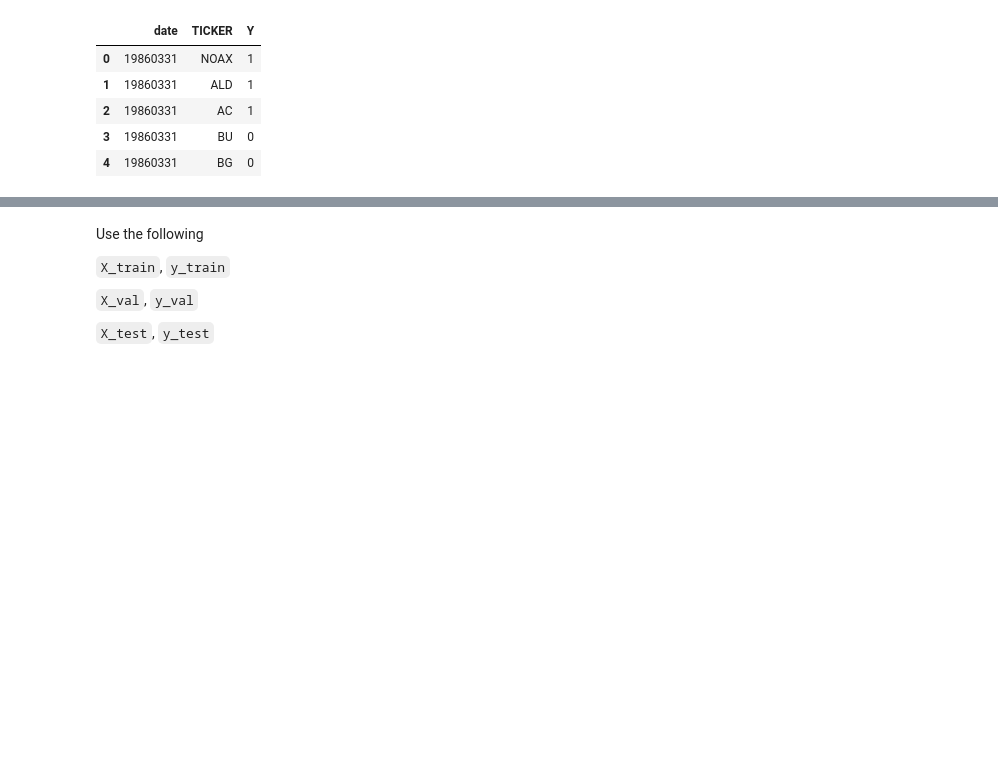
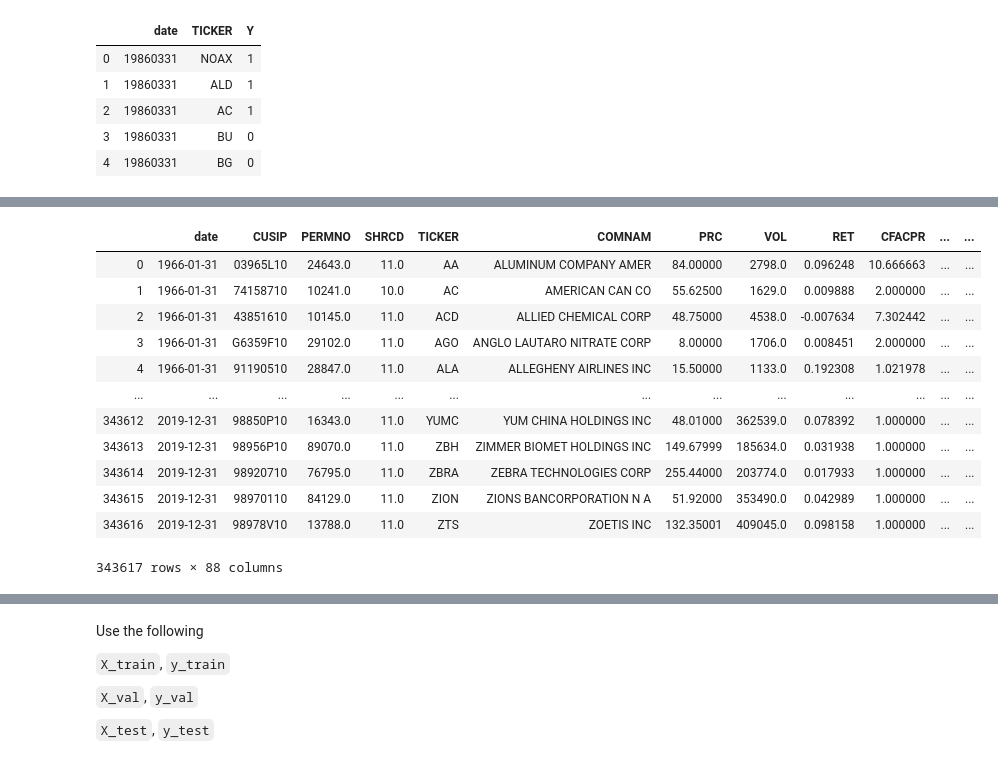
Before and after one commit to danielzzhou/mlteamproject, a Jupyter notebook: Models.ipynb, the cells around one changed output, grey strips where cells are left out. Saved outputs shown, nothing was run; the diff lists cells and outputs as text; code cells hidden in the pictures; blank space fills up the shorter version.

```diff
--- a/Models.ipynb
+++ b/Models.ipynb
@@ -41,0 +49,7 @@ data_raw.shape
+# %%
+# drop na
+data_raw = data_raw.dropna()
+data_raw = data_raw.drop_duplicates(['date', 'TICKER'])
+y_raw = y_raw.dropna()
+y_raw = y_raw.drop_duplicates(['date', 'TICKER'])
+data_raw_ = pd.merge(data_raw, y_raw, on=['date', 'TICKER'], how='left')
@@ -46,13 +75,9 @@ y_raw = y_raw.loc[data_raw.index]
 data_raw.index = range(data_raw.shape[0])
 y_raw.index = range(data_raw.shape[0])
 # %%
-if not isinstance(data_raw['date'][0], str):
-    data_raw["date"] = data_raw["date"].apply(lambda x: str(x)[:4]+'-'+str(x)[4:6]+'-'+str(x)[6:])
-data_raw["dateDT"] = pd.to_datetime(data_raw["date"])
-
-if not isinstance(y_raw['date'][0], str):
-    y_raw["date"] = y_raw["date"].apply(lambda x: str(x)[:4]+'-'+str(x)[4:6]+'-'+str(x)[6:])
-y_raw["dateDT"] = pd.to_datetime(y_raw["date"])
+if not isinstance(data_raw_['date'][0], str):
+    data_raw_["date"] = data_raw_["date"].apply(lambda x: str(x)[:4]+'-'+str(x)[4:6]+'-'+str(x)[6:])
+data_raw_["dateDT"] = pd.to_datetime(data_raw_["date"])
 # %%
-data_raw = data_raw.sort_values(by=["dateDT", "TICKER"])
-data_raw.index = range(data_raw.shape[0])
+data_raw_ = data_raw_.sort_values(by=["dateDT", "TICKER"])
+data_raw_.index = range(data_raw.shape[0])
@@ -63,0 +84,16 @@ data_raw["id"] = data_raw.index
+# %%
+data_raw_
+# %% [output]
+|  | date | CUSIP | PERMNO | SHRCD | TICKER | COMNAM | PRC | VOL | RET | CFACPR | ... | ... |
+| 0 | 1966-01-31 | 03965L10 | 24643.0 | 11.0 | AA | ALUMINUM COMPANY AMER | 84.00000 | 2798.0 | 0.096248 | 10.666663 | ... | ... |
+| 1 | 1966-01-31 | 74158710 | 10241.0 | 10.0 | AC | AMERICAN CAN CO | 55.62500 | 1629.0 | 0.009888 | 2.000000 | ... | ... |
+| 2 | 1966-01-31 | 43851610 | 10145.0 | 11.0 | ACD | ALLIED CHEMICAL CORP | 48.75000 | 4538.0 | -0.007634 | 7.302442 | ... | ... |
+| 3 | 1966-01-31 | G6359F10 | 29102.0 | 11.0 | AGO | ANGLO LAUTARO NITRATE CORP | 8.00000 | 1706.0 | 0.008451 | 2.000000 | ... | ... |
+| 4 | 1966-01-31 | 91190510 | 28847.0 | 11.0 | ALA | ALLEGHENY AIRLINES INC | 15.50000 | 1133.0 | 0.192308 | 1.021978 | ... | ... |
+| ... | ... | ... | ... | ... | ... | ... | ... | ... | ... | ... | ... | ... |
+| 343612 | 2019-12-31 | 98850P10 | 16343.0 | 11.0 | YUMC | YUM CHINA HOLDINGS INC | 48.01000 | 362539.0 | 0.078392 | 1.000000 | ... | ... |
+| 343613 | 2019-12-31 | 98956P10 | 89070.0 | 11.0 | ZBH | ZIMMER BIOMET HOLDINGS INC | 149.67999 | 185634.0 | 0.031938 | 1.000000 | ... | ... |
+| 343614 | 2019-12-31 | 98920710 | 76795.0 | 11.0 | ZBRA | ZEBRA TECHNOLOGIES CORP | 255.44000 | 203774.0 | 0.017933 | 1.000000 | ... | ... |
+| 343615 | 2019-12-31 | 98970110 | 84129.0 | 11.0 | ZION | ZIONS BANCORPORATION N A | 51.92000 | 353490.0 | 0.042989 | 1.000000 | ... | ... |
+| 343616 | 2019-12-31 | 98978V10 | 13788.0 | 11.0 | ZTS | ZOETIS INC | 132.35001 | 409045.0 | 0.098158 | 1.000000 | ... | ... |
+343617 rows × 88 columns
```
Also changed, not shown: parts of 49 cells of this notebook.
